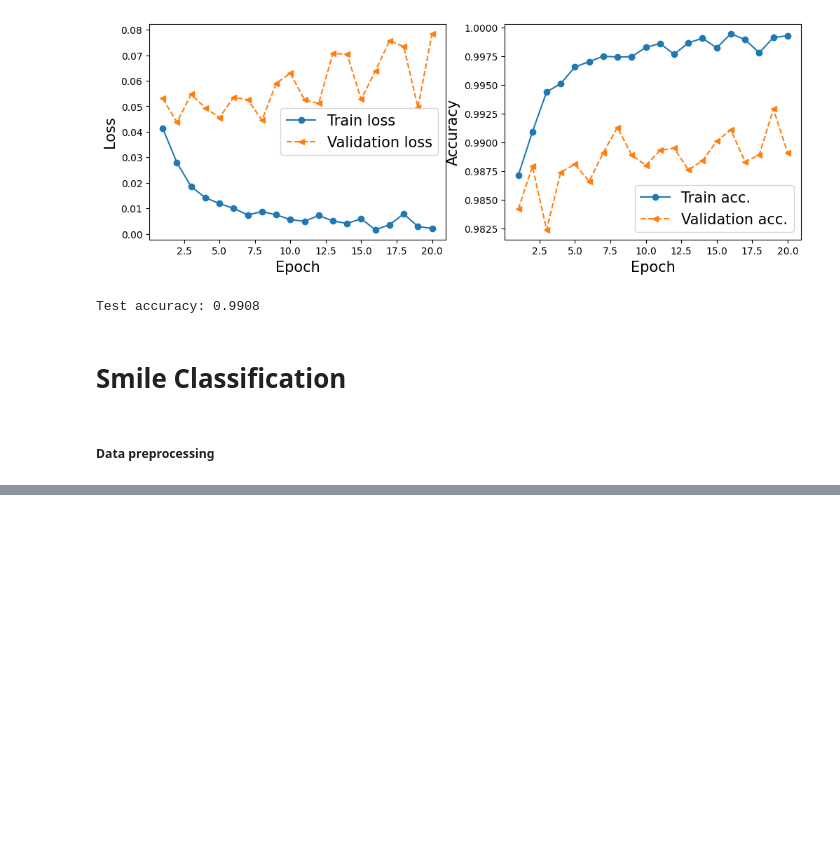
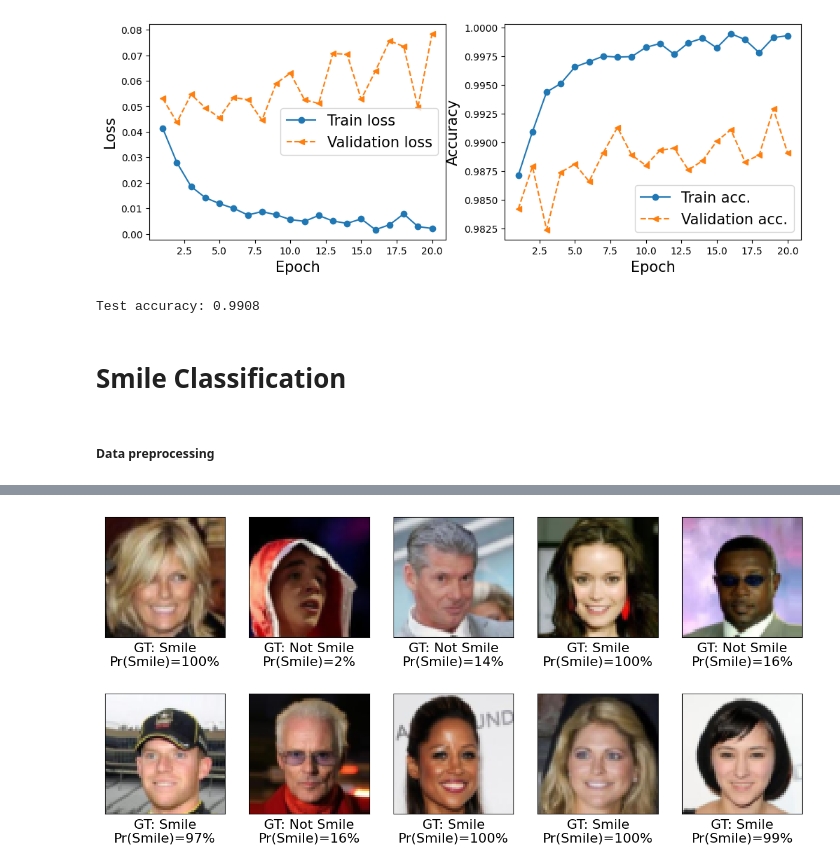
Before and after one commit to kevinswf/PyTorchSklearn, a Jupyter notebook: CNN.ipynb, the cells around one changed output, grey strips where cells are left out. Cells and saved outputs as stored; diff of their text form; code cells hidden in the pictures; blank space fills up the shorter version.

```diff
--- a/CNN.ipynb
+++ b/CNN.ipynb
@@ -181,0 +468,24 @@ Test accuracy: 0.9908
+# %%
+# plot some samples
+pred = model(x_batch)[:, 0] * 100
+
+fig = plt.figure(figsize=(15, 7))
+for j in range(10, 20):
+    ax = fig.add_subplot(2, 5, j-10+1)
+    ax.set_xticks([]); ax.set_yticks([])
+    ax.imshow(x_batch[j].cpu().permute(1, 2, 0))
+    if y_batch[j] == 1:
+        label = 'Smile'
+    else:
+        label = 'Not Smile'
+    ax.text(
+        0.5, -0.15,
+        f'GT: {label:s}\nPr(Smile)={pred[j]:.0f}%',
+        size=16,
+        horizontalalignment='center',
+        verticalalignment='center',
+        transform=ax.transAxes)
+
+plt.show()
+# %% [output]
+[figure, added]
```
Also changed, not shown: parts of 13 cells of this notebook.
